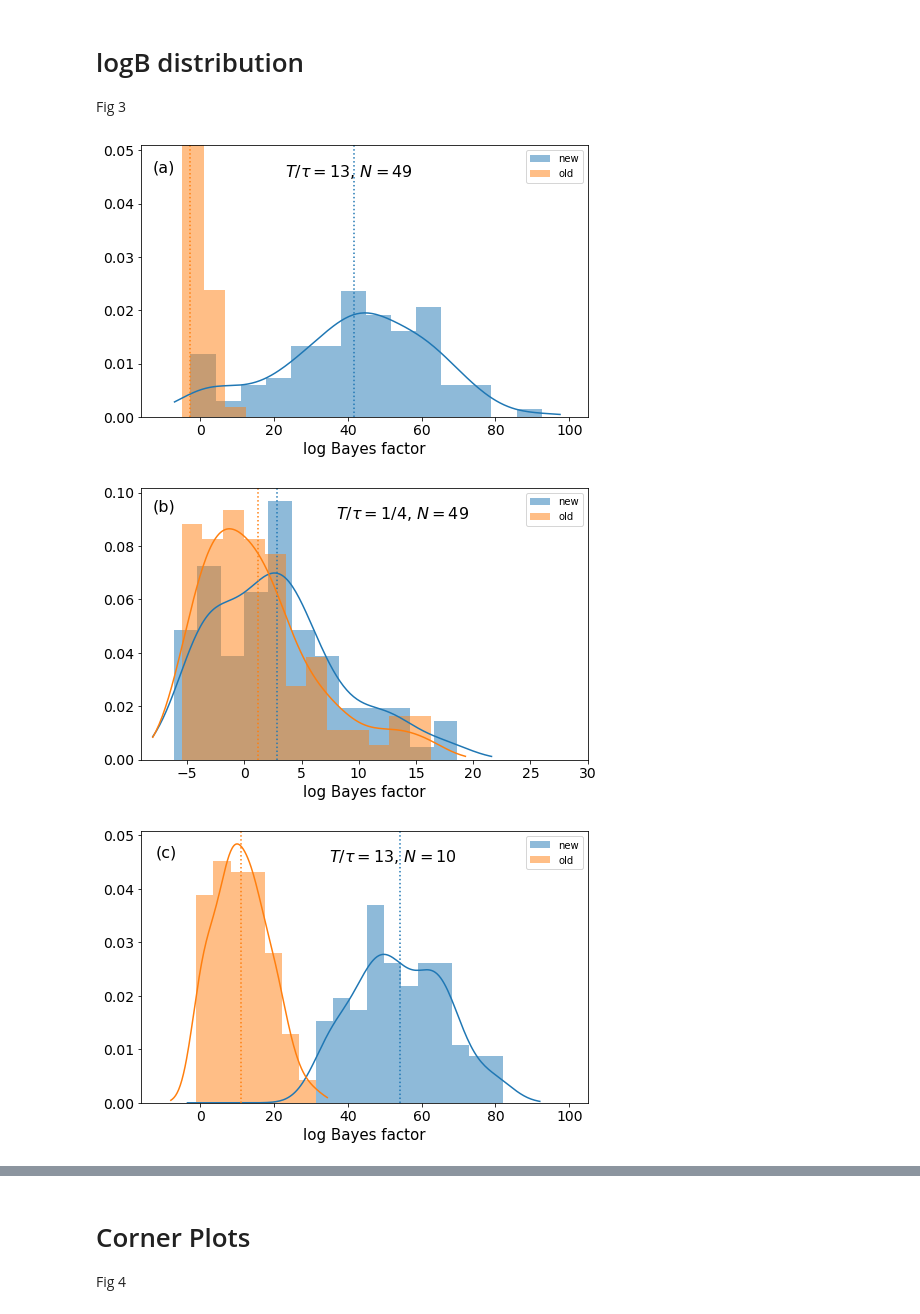
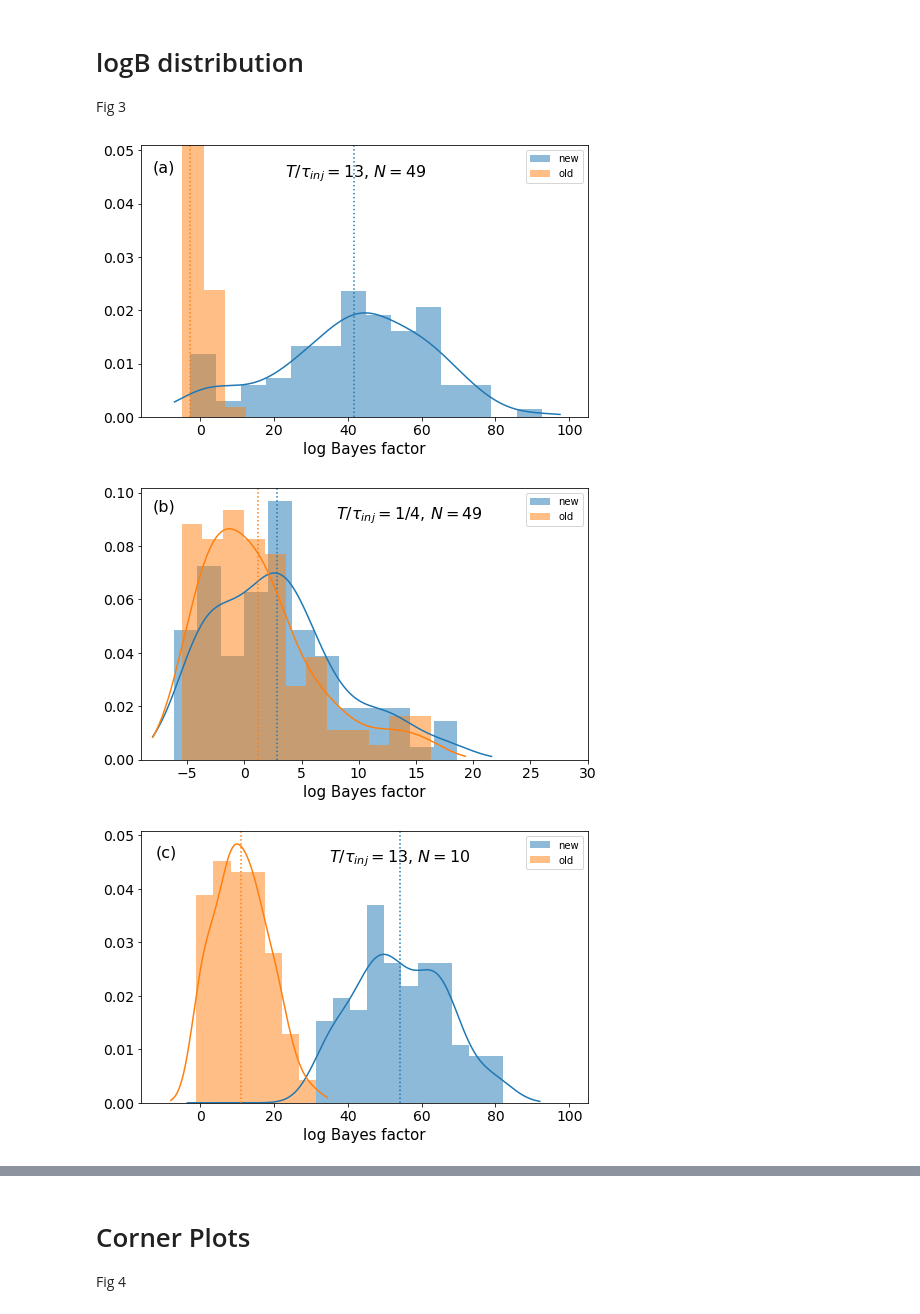
Before and after one commit to hermione-evans/ECHOMASE, a Jupyter notebook: uniew_injection/analysis.ipynb, the cells around one changed output, grey strips where cells are left out. Drawn from its saved outputs; the diff is of its cells as text; code cells hidden in the pictures.

Commit message:
update labels in figure3&4

```diff
--- a/uniew_injection/analysis.ipynb
+++ b/uniew_injection/analysis.ipynb
@@ -16,35 +16,35 @@ from glob import glob
 file_array = glob('npoints=1000_duration=52_4parameter_HWP/*0.077*.csv')
 file_array.sort()
 plt.figure(figsize=(8, 5))
 file = file_array[0]
 data = pd.read_csv(file)
 log_b = data["logB"]
 probDensityFun = scipy.stats.gaussian_kde(log_b)
 x = np.linspace(-7, log_b.max() + 5, 200)
 plt.plot(x, probDensityFun(x), color='C0')
 plt.axvline(np.mean(log_b), color='C0', linestyle=":")
 plt.hist(log_b,14,density=1,alpha=0.5,label='new',color='C0',)
 file = file_array[1]
 data = pd.read_csv(file)
 log_b = data["logB"]
 probDensityFun = scipy.stats.gaussian_kde(log_b)
 x = np.linspace(-5, log_b.max() + 1, 200)
 #plt.plot(x, probDensityFun(x), color='C1')
 plt.axvline(np.mean(log_b), color='C1', linestyle=":")
 plt.hist(log_b,3,density=1,alpha=0.5,label='old',color='C1',)
 # ax = plt.gca()
 # plt.text(0.47,0.9, r'$T/\tau=13,N=49$', horizontalalignment='center',verticalalignment='center',transform=ax.transAxes,fontsize= 14)
 # plt.text(0.05,0.9, '(a)', horizontalalignment='center',verticalalignment='center',transform=ax.transAxes,fontsize= 14)
-plt.text(23,0.045,'$T/τ=13$, $N=49$',fontsize=16)
+plt.text(23,0.045,'$T/τ_{inj}=13$, $N=49$',fontsize=16)
 plt.text(-13,0.046,'(a)',fontsize=16)
 plt.legend()
 plt.tick_params(labelsize =14)
 plt.xlabel("log Bayes factor",fontsize=15)
 plt.ylim(0,0.051)
 plt.xlim(-16,105)
 plt.savefig("logB_HFN49_signal.pdf",dpi=300)
 # %% [output]
-[figure, old version]
+[figure, new version]
 # %%
 file_array = glob('npoints=1000_duration=1_4parameter_HWP/*0.077*.csv')
 file_array.sort()
@@ -68,7 +68,7 @@ plt.hist(log_b,12,density=1,alpha=0.5,label='old',color='C1',)
 # ax = plt.gca()
 # plt.text(0.6,0.9, r'$T/\tau=1/4,N=49$', horizontalalignment='center',verticalalignment='center',transform=ax.transAxes,fontsize= 14)
 # plt.text(0.05,0.9, '(a)', horizontalalignment='center',verticalalignment='center',transform=ax.transAxes,fontsize= 14)
-plt.text(8,0.09,'$T/τ=1/4$, $N=49$',fontsize=16)
+plt.text(8,0.09,'$T/τ_{inj}=1/4$, $N=49$',fontsize=16)
 plt.text(-8,0.093,'(b)',fontsize=16)
 
 plt.legend()
@@ -77,7 +77,7 @@ plt.xlabel("log Bayes factor",fontsize=15)
 plt.xlim(-9,30)
 plt.savefig("logB_LFN49_signal.pdf",dpi=300)
 # %% [output]
-[figure, old version]
+[figure, new version]
 # %%
 file_array = glob('npoints=1000_duration=52_n10_4parameter_HWP/*0.140*.csv')
 file_array.sort()
@@ -101,7 +101,7 @@ plt.hist(log_b,7,density=1,alpha=0.5,label='old',color='C1',)
 # ax = plt.gca()
 # plt.text(0.6,0.9, r'$T/\tau=1/4,N=49$', horizontalalignment='center',verticalalignment='center',transform=ax.transAxes,fontsize= 14)
 # plt.text(0.05,0.9, '(a)', horizontalalignment='center',verticalalignment='center',transform=ax.transAxes,fontsize= 14)
-plt.text(35,0.045,'$T/τ=13$, $N=10$',fontsize=16)
+plt.text(35,0.045,'$T/τ_{inj}=13$, $N=10$',fontsize=16)
 plt.text(-12,0.046,'(c)',fontsize=16)
 
 plt.legend()
@@ -110,7 +110,7 @@ plt.xlabel("log Bayes factor",fontsize=15)
 plt.xlim(-16,105)
 plt.savefig("logB_HFN10_signal.pdf",dpi=300)
 # %% [output]
-[figure, old version]
+[figure, new version]
 # %%
 file_array = glob('npoints=1000_duration=1_n10_4parameter_HWP/*0.140*.csv')
 file_array.sort()
```
Also changed, not shown: parts of 2 cells of this notebook, 12 other files.
